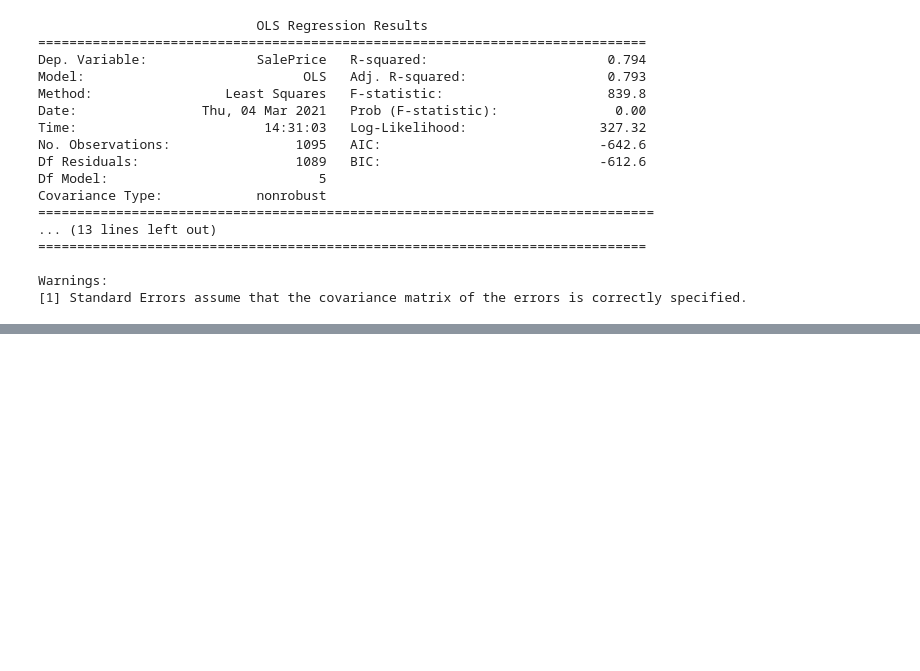
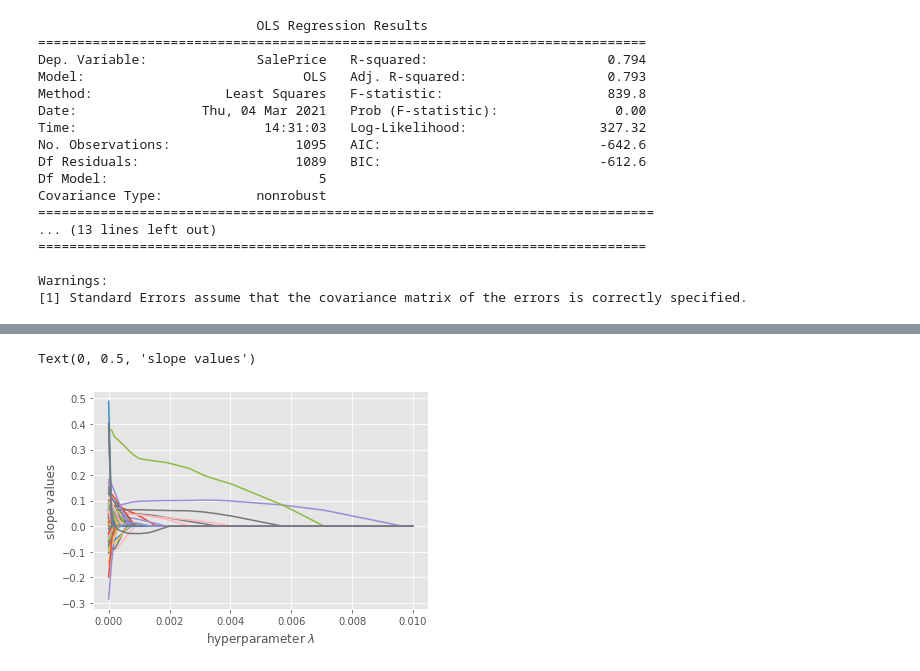
Before and after one commit to evgeniya-engel/ameshousing, a Jupyter notebook: Casey/modeling.ipynb, the cells around one changed output, grey strips where cells are left out. Cells and saved outputs as stored; diff of their text form; code cells hidden in the pictures; blank space fills up the shorter version.

Commit message:
added lasso regression

```diff
--- a/Casey/modeling.ipynb
+++ b/Casey/modeling.ipynb
@@ -177,0 +180,23 @@ Warnings:
+# %%
+from sklearn.linear_model import Lasso
+lasso = Lasso()
+# %%
+lasso.set_params(normalize=True, max_iter = 10000) # standard scalar is giving us grief :/
+
+lasso_scores_train = []
+lasso_scores_test = []
+coefs_lasso  = []
+
+alphas = np.linspace(0.000001, .01,100)
+
+for alpha in alphas:
+    lasso.set_params(alpha=alpha) # try new alpha level
+    lasso.fit(Xtrain, ytrain) # fit test data
+    lasso_scores_train.append(lasso.score(Xtrain,ytrain)) # record R2 train
+    lasso_scores_test.append(lasso.score(Xtest,ytest)) # record R2 test
+    coefs_lasso.append(lasso.coef_) # record coef values
+
+lasso_scores_train = pd.Series(lasso_scores_train)
+lasso_scores_test  = pd.Series(lasso_scores_test)
+coefs_lasso = pd.DataFrame(coefs_lasso, index = alphas, columns = Xtrain.columns)
+coefs_lasso.head()
@@ -177,0 +213,10 @@ Warnings:
+# %%
+for name in coefs_lasso.columns:
+    plt.plot(coefs_lasso.index, coefs_lasso[name], label=name)
+plt.xlabel(r'hyperparameter $\lambda$')
+plt.ylabel(r'slope values')
+#plt.legend(loc=3)
+# what is going on  between .000 and .002
+# %% [output]
+Text(0, 0.5, 'slope values')
+[figure, added]
```
Also changed, not shown: parts of 17 cells of this notebook.
